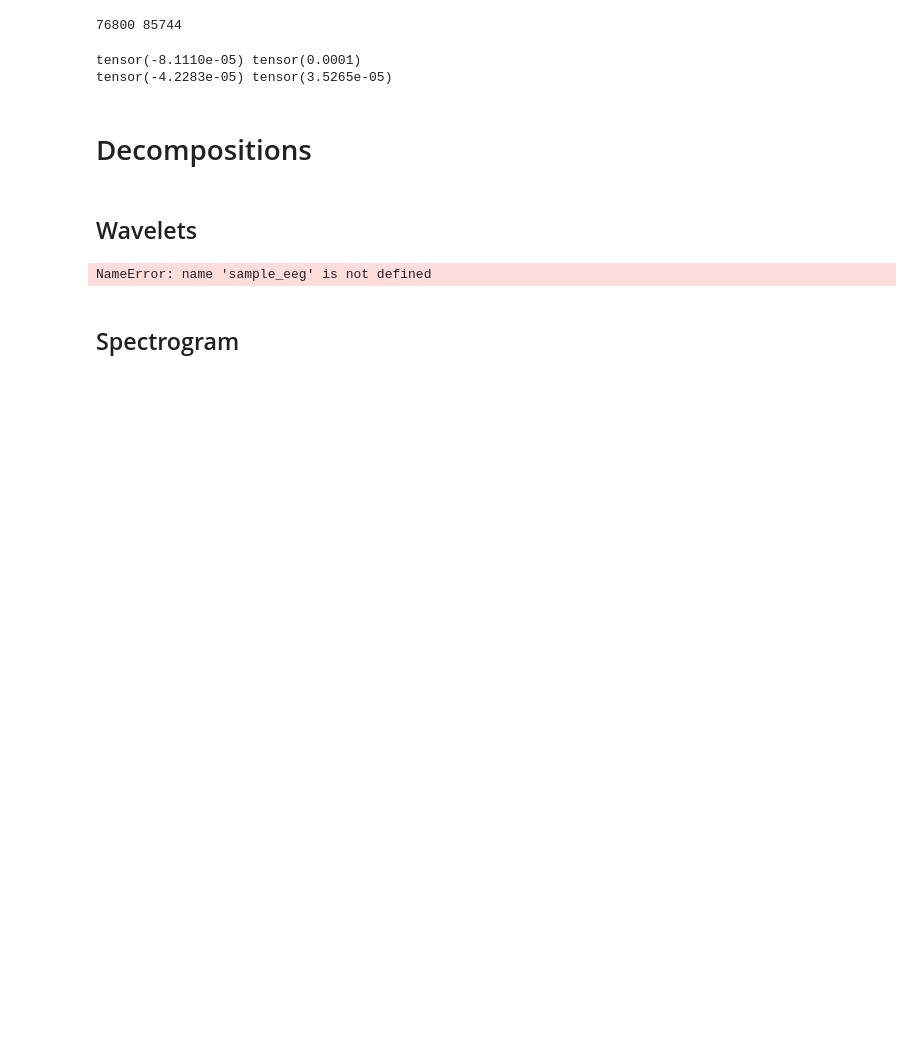
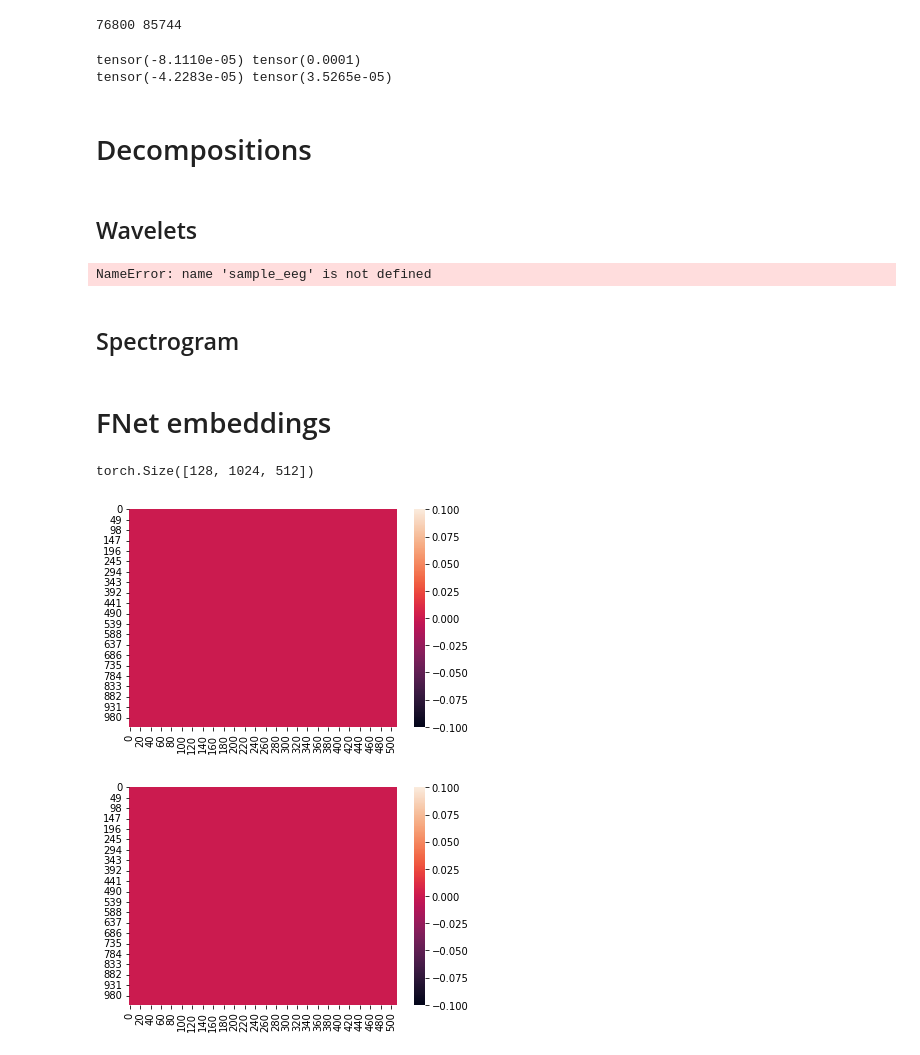
Before and after one commit to rom42pla/sateer, a Jupyter notebook: tests.ipynb, the cells around one changed output. Saved outputs shown, nothing was run; the diff lists cells and outputs as text; code cells hidden in the pictures; blank space fills up the shorter version.

```diff
--- a/tests.ipynb
+++ b/tests.ipynb
@@ -91,3 +91,33 @@ print(s.shape)
 plot_spectrogram(s[0])
 # plot_spectrogram(mel_specgram[0], title="MelSpectrogram - torchaudio", ylabel="mel freq")
 print(time.time() - st)
+# %% [markdown]
+# FNet embeddings
+# %%
+import torch
+import matplotlib.pyplot as plt
+import seaborn as sns
+import functorch
+
+embeddings = torch.zeros(128, 1024, 512)
+# p = torch.zeros_like(embeddings)
+
+# f = torch.fft.fftn(embeddings[0].real)
+# plt.plot(f.numpy())
+# plt.show()
+
+f = functorch.vmap(torch.fft.fftn)(embeddings).real
+print(f.shape)
+
+sns.heatmap(f[0])
+plt.show()
+
+sns.heatmap(f[-1])
+plt.show()
+
+# plt.plot(torch.fft.fft(torch.rand(12)).real)
+# plt.show()
+# %% [output]
+torch.Size([128, 1024, 512])
+[figure, added]
+[figure, added]
```
Also changed, not shown: parts of 1 cell of this notebook, 3 other files.
